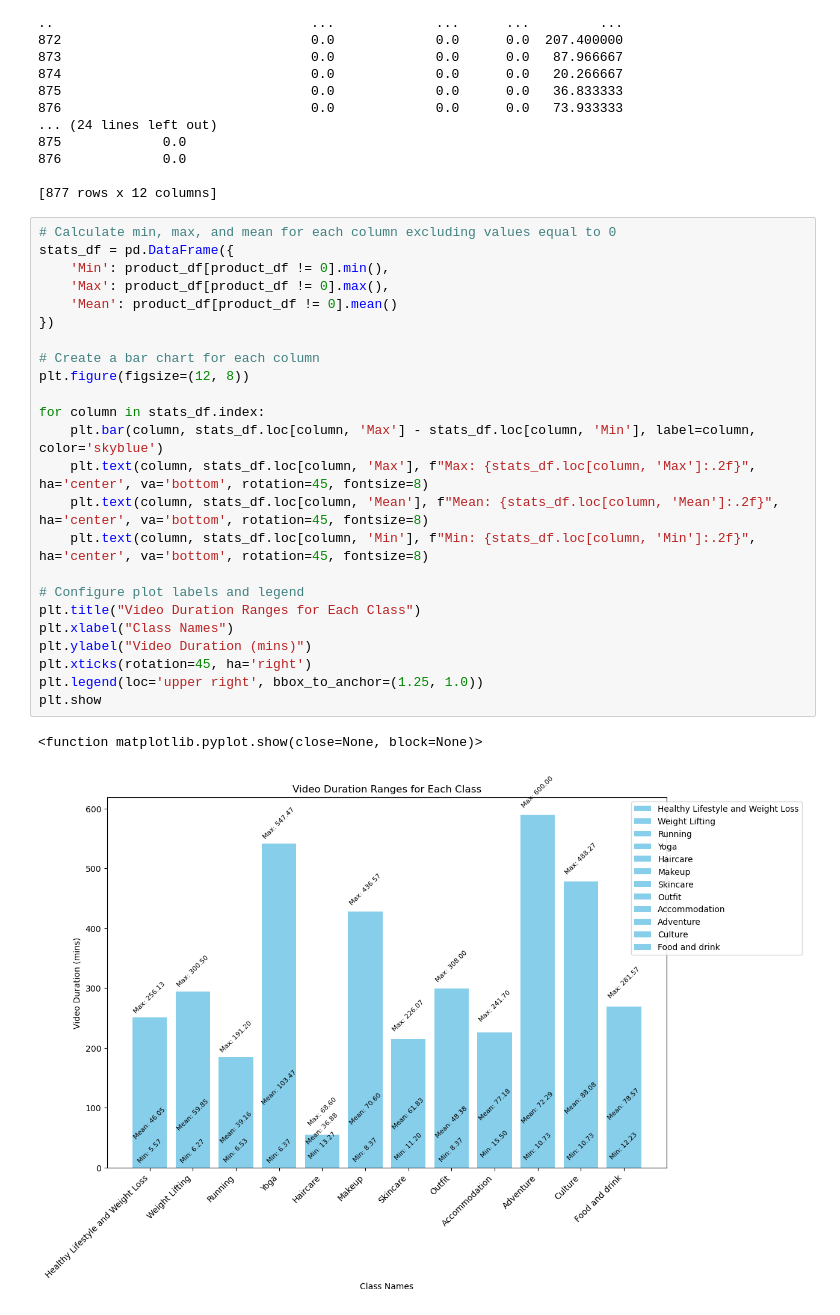
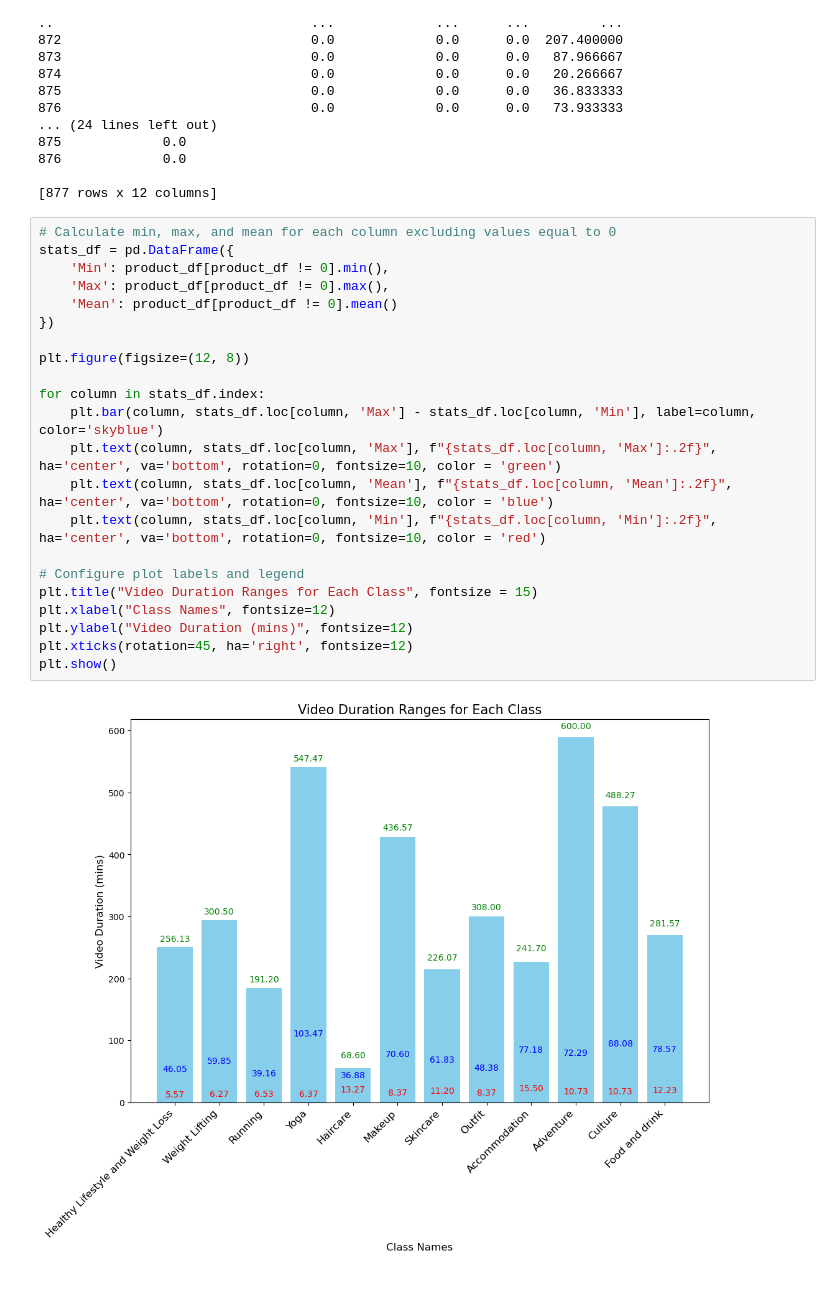
Before and after one commit to eatrabyo/multi_label_classification_on_tik_tok_videos, a Jupyter notebook: EDA.ipynb, the cells around one changed output. Saved outputs shown, nothing was run; the diff lists cells and outputs as text; blank space fills up the shorter version.

```diff
--- a/EDA.ipynb
+++ b/EDA.ipynb
@@ -849,27 +835,24 @@ print(product_df)
 # %%
 # Calculate min, max, and mean for each column excluding values equal to 0
 stats_df = pd.DataFrame({
     'Min': product_df[product_df != 0].min(),
     'Max': product_df[product_df != 0].max(),
     'Mean': product_df[product_df != 0].mean()
 })
 
-# Create a bar chart for each column
 plt.figure(figsize=(12, 8))
 
 for column in stats_df.index:
     plt.bar(column, stats_df.loc[column, 'Max'] - stats_df.loc[column, 'Min'], label=column, color='skyblue')
-    plt.text(column, stats_df.loc[column, 'Max'], f"Max: {stats_df.loc[column, 'Max']:.2f}", ha='center', va='bottom', rotation=45, fontsize=8)
-    plt.text(column, stats_df.loc[column, 'Mean'], f"Mean: {stats_df.loc[column, 'Mean']:.2f}", ha='center', va='bottom', rotation=45, fontsize=8)
-    plt.text(column, stats_df.loc[column, 'Min'], f"Min: {stats_df.loc[column, 'Min']:.2f}", ha='center', va='bottom', rotation=45, fontsize=8)
+    plt.text(column, stats_df.loc[column, 'Max'], f"{stats_df.loc[column, 'Max']:.2f}", ha='center', va='bottom', rotation=0, fontsize=10, color = 'green')
+    plt.text(column, stats_df.loc[column, 'Mean'], f"{stats_df.loc[column, 'Mean']:.2f}", ha='center', va='bottom', rotation=0, fontsize=10, color = 'blue')
+    plt.text(column, stats_df.loc[column, 'Min'], f"{stats_df.loc[column, 'Min']:.2f}", ha='center', va='bottom', rotation=0, fontsize=10, color = 'red')
 
 # Configure plot labels and legend
-plt.title("Video Duration Ranges for Each Class")
-plt.xlabel("Class Names")
-plt.ylabel("Video Duration (mins)")
-plt.xticks(rotation=45, ha='right')
-plt.legend(loc='upper right', bbox_to_anchor=(1.25, 1.0))
-plt.show
+plt.title("Video Duration Ranges for Each Class", fontsize = 15)
+plt.xlabel("Class Names", fontsize=12)
+plt.ylabel("Video Duration (mins)", fontsize=12)
+plt.xticks(rotation=45, ha='right', fontsize=12)
+plt.show()
 # %% [output]
-<function matplotlib.pyplot.show(close=None, block=None)>
-[figure, old version]
+[figure, new version]
```
Also changed, not shown: parts of 24 cells of this notebook.
